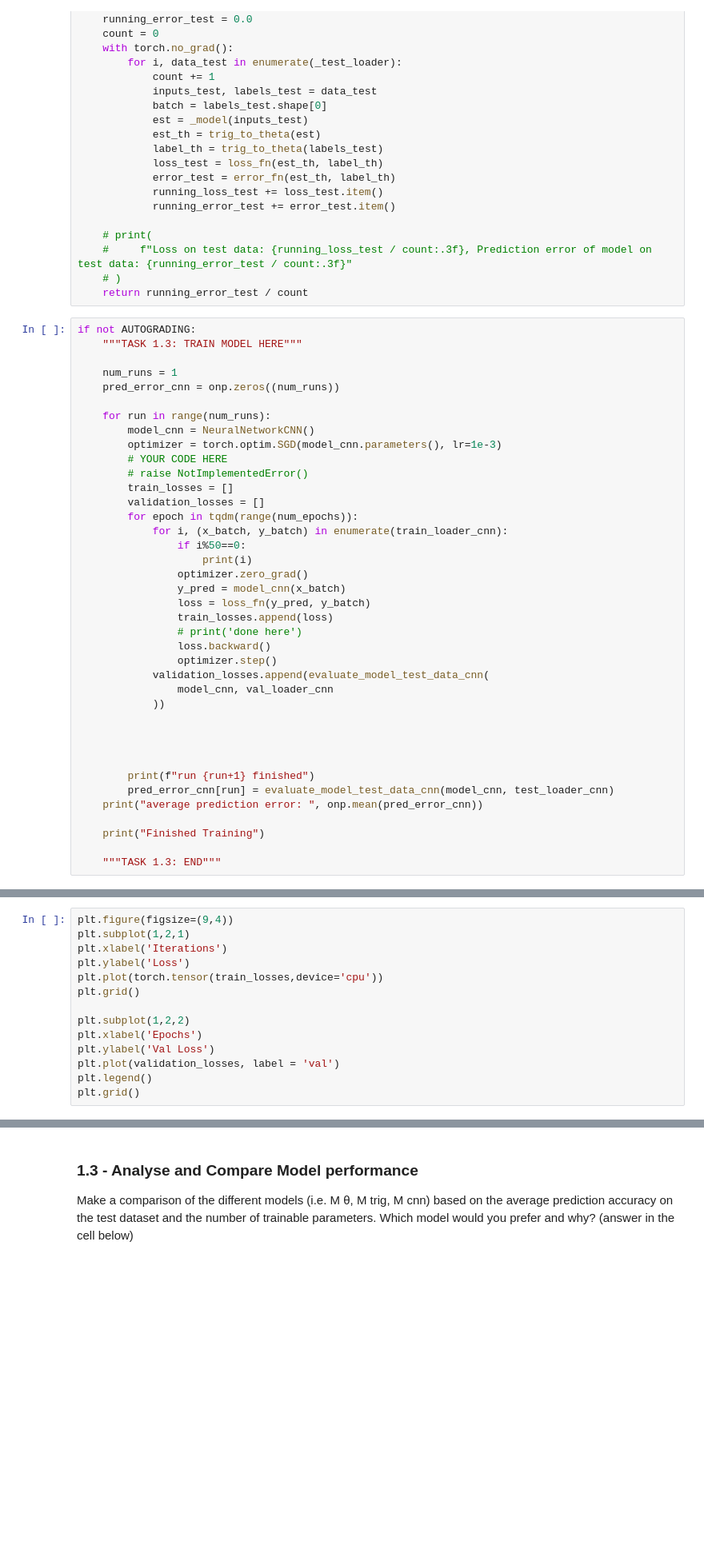
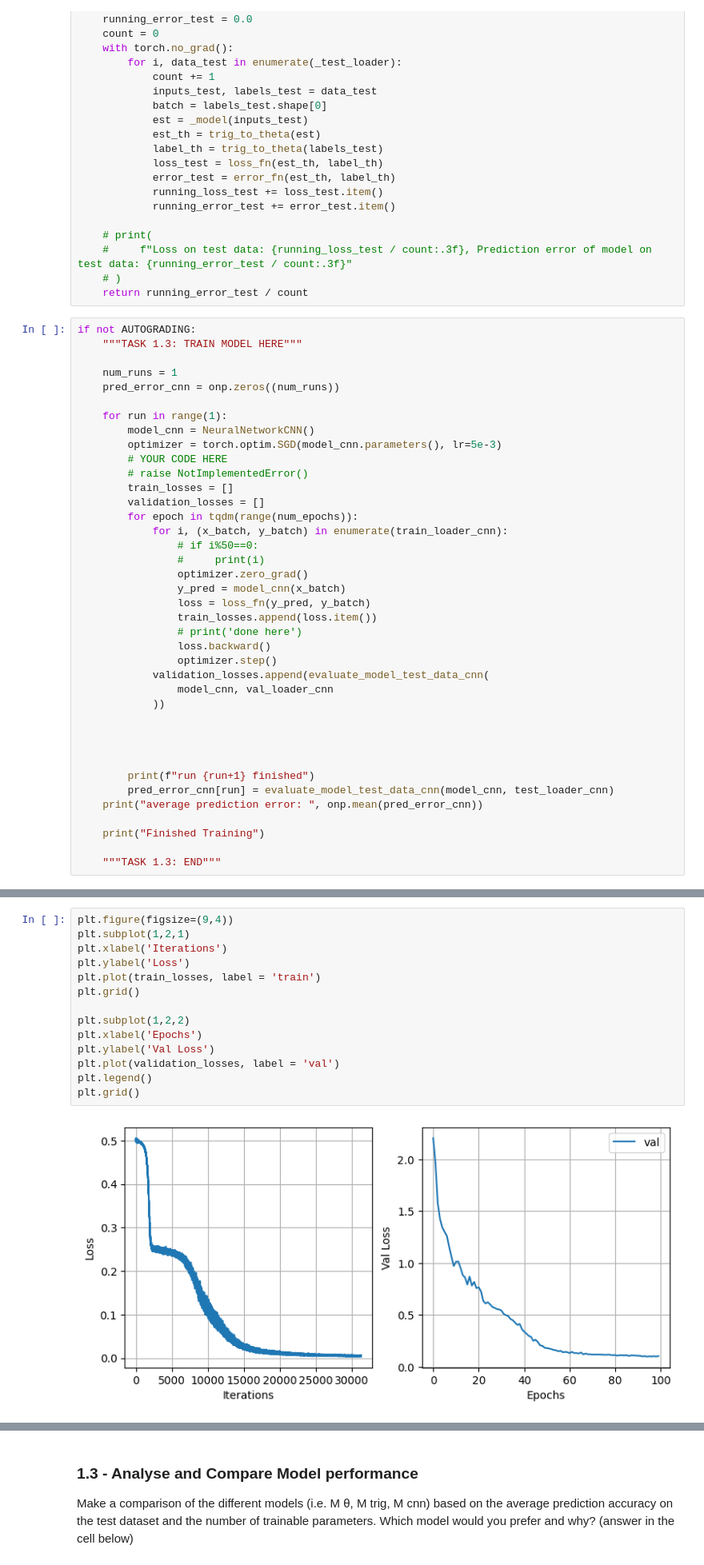
Before and after one commit to Kevindqz/ICS_small, a Jupyter notebook: assignment/problem_1/task_1b_train_NN.ipynb, the cells around one changed output, grey strips where cells are left out. Shown at 80% size. Cells and saved outputs as stored; diff of their text form; blank space fills up the shorter version.

```diff
--- a/assignment/problem_1/task_1b_train_NN.ipynb
+++ b/assignment/problem_1/task_1b_train_NN.ipynb
@@ -818,21 +854,21 @@ if not AUTOGRADING:
     num_runs = 1
     pred_error_cnn = onp.zeros((num_runs))
 
-    for run in range(num_runs):
+    for run in range(1):
         model_cnn = NeuralNetworkCNN()
-        optimizer = torch.optim.SGD(model_cnn.parameters(), lr=1e-3)
+        optimizer = torch.optim.SGD(model_cnn.parameters(), lr=5e-3)
         # YOUR CODE HERE
         # raise NotImplementedError()
         train_losses = []
         validation_losses = []
         for epoch in tqdm(range(num_epochs)):
             for i, (x_batch, y_batch) in enumerate(train_loader_cnn):
-                if i%50==0:
-                    print(i)
+                # if i%50==0:
+                #     print(i)
                 optimizer.zero_grad()
                 y_pred = model_cnn(x_batch)
                 loss = loss_fn(y_pred, y_batch)
-                train_losses.append(loss)
+                train_losses.append(loss.item())
                 # print('done here')
                 loss.backward()
                 optimizer.step()
@@ -903,17 +893,19 @@ Error:
 # %%
 plt.figure(figsize=(9,4))
 plt.subplot(1,2,1)
 plt.xlabel('Iterations')
 plt.ylabel('Loss')
-plt.plot(torch.tensor(train_losses,device='cpu'))
+plt.plot(train_losses, label = 'train')
 plt.grid()
 
 plt.subplot(1,2,2)
 plt.xlabel('Epochs')
 plt.ylabel('Val Loss')
 plt.plot(validation_losses, label = 'val')
 plt.legend()
 plt.grid()
+# %% [output]
+[figure, added]
 # %%
 # If working on CodeSpaces, run this cell before running the next model to free up memory
 if not AUTOGRADING:
```
Also changed, not shown: parts of 18 cells of this notebook, 31 other files.
